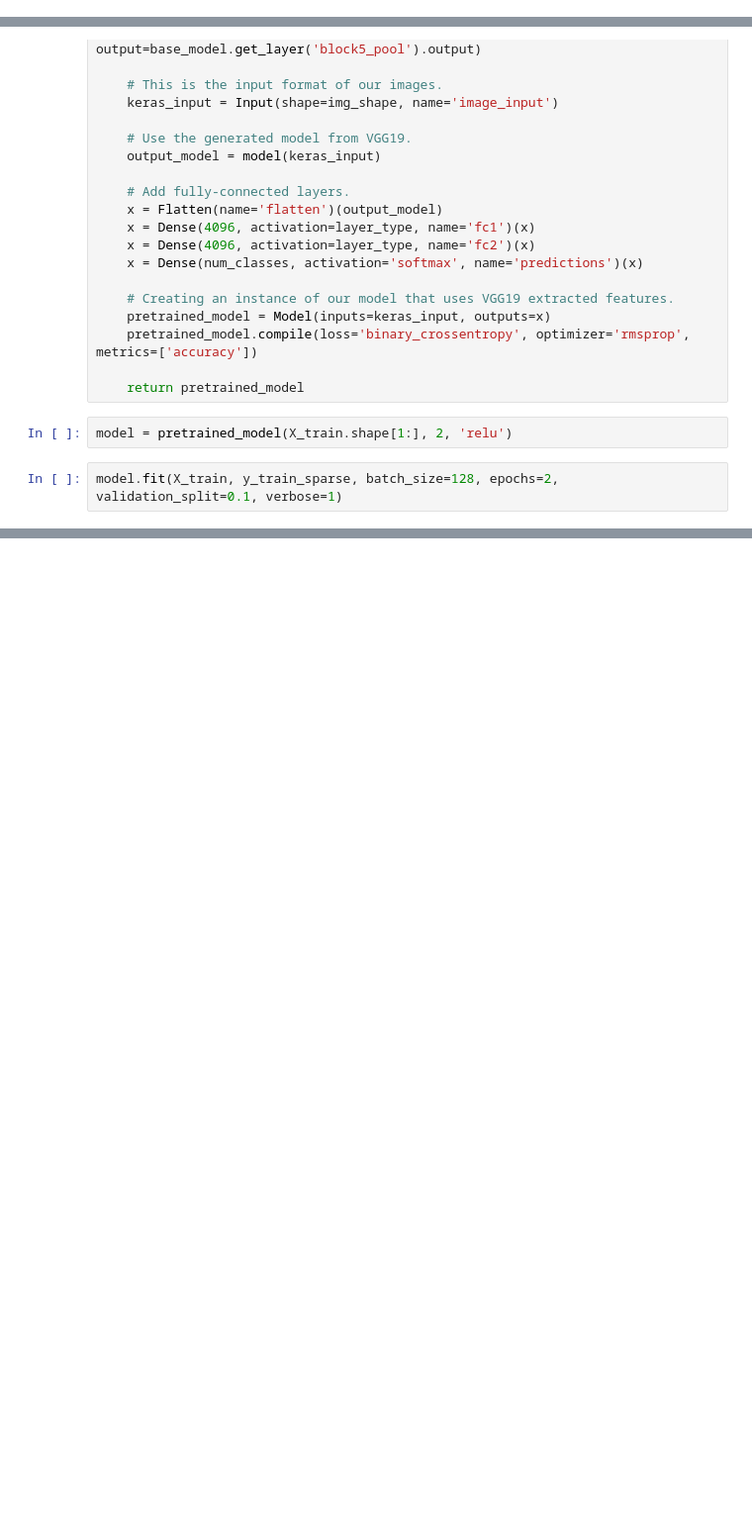
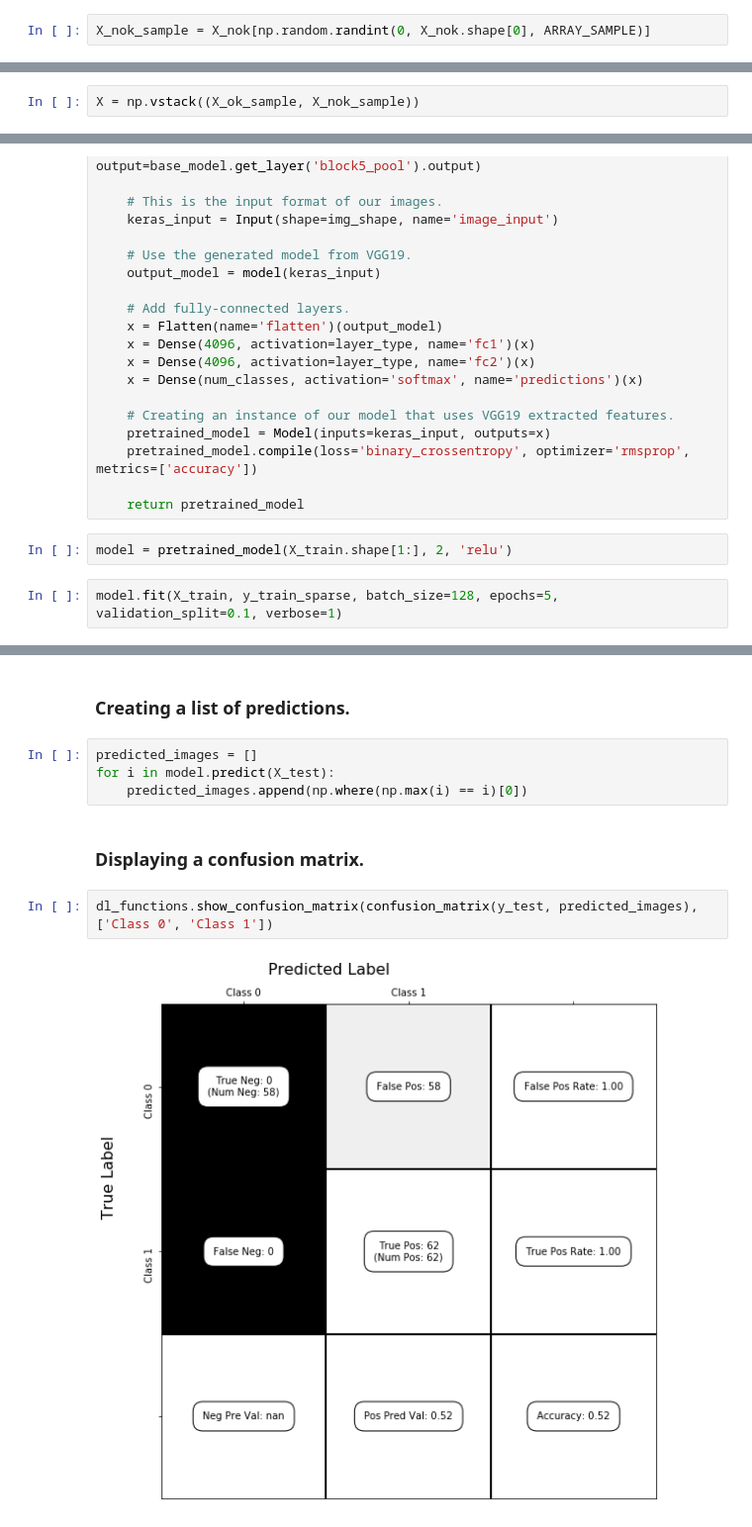
Before and after one commit to carlespoles/DSCI6051-student, a Jupyter notebook: VGG19-pre-trained-model.ipynb, the cells around one changed output, grey strips where cells are left out. Shown: that part at 99% size. Drawn from its saved outputs; the diff is of its cells as text; blank space fills up the shorter version.

Commit message:
check models

```diff
--- a/VGG19-pre-trained-model.ipynb
+++ b/VGG19-pre-trained-model.ipynb
@@ -69,0 +80,2 @@ X = np.vstack((dl_functions.normalize_images_array(ok_images, IMG_SIZE), dl_func
+# %%
+X_nok_sample = X_nok[np.random.randint(0, X_nok.shape[0], ARRAY_SAMPLE)]
@@ -69,0 +86,2 @@ X = np.vstack((dl_functions.normalize_images_array(ok_images, IMG_SIZE), dl_func
+# %%
+X = np.vstack((X_ok_sample, X_nok_sample))
@@ -107,5 +131,5 @@ def pretrained_model(img_shape, num_classes, layer_type):
 # %%
 model = pretrained_model(X_train.shape[1:], 2, 'relu')
 # %%
-model.fit(X_train, y_train_sparse, batch_size=128, epochs=2, validation_split=0.1, verbose=1)
+model.fit(X_train, y_train_sparse, batch_size=128, epochs=5, validation_split=0.1, verbose=1)
 # %% [output]
@@ -127,0 +158,12 @@ Test accuracy: 33.33%
+# %% [markdown]
+### Creating a list of predictions.
+# %%
+predicted_images = []
+for i in model.predict(X_test):
+    predicted_images.append(np.where(np.max(i) == i)[0])
+# %% [markdown]
+### Displaying a confusion matrix.
+# %%
+dl_functions.show_confusion_matrix(confusion_matrix(y_test, predicted_images), ['Class 0', 'Class 1'])
+# %% [output]
+[figure, added]
```
Also changed, not shown: parts of 15 cells of this notebook.
